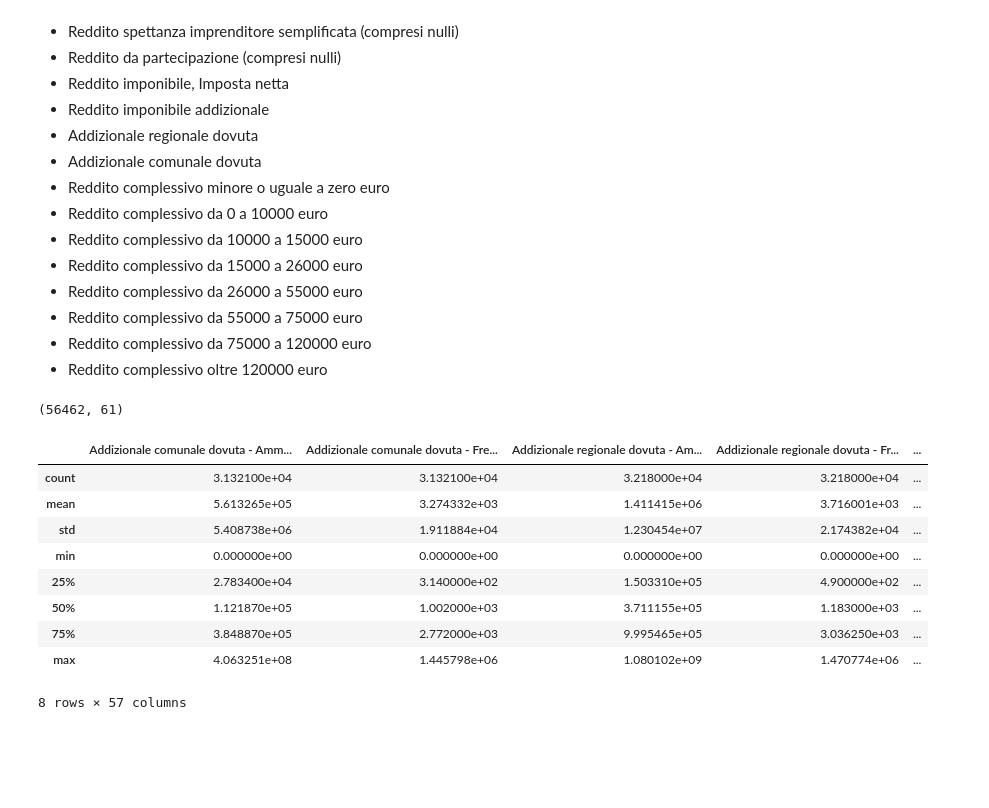
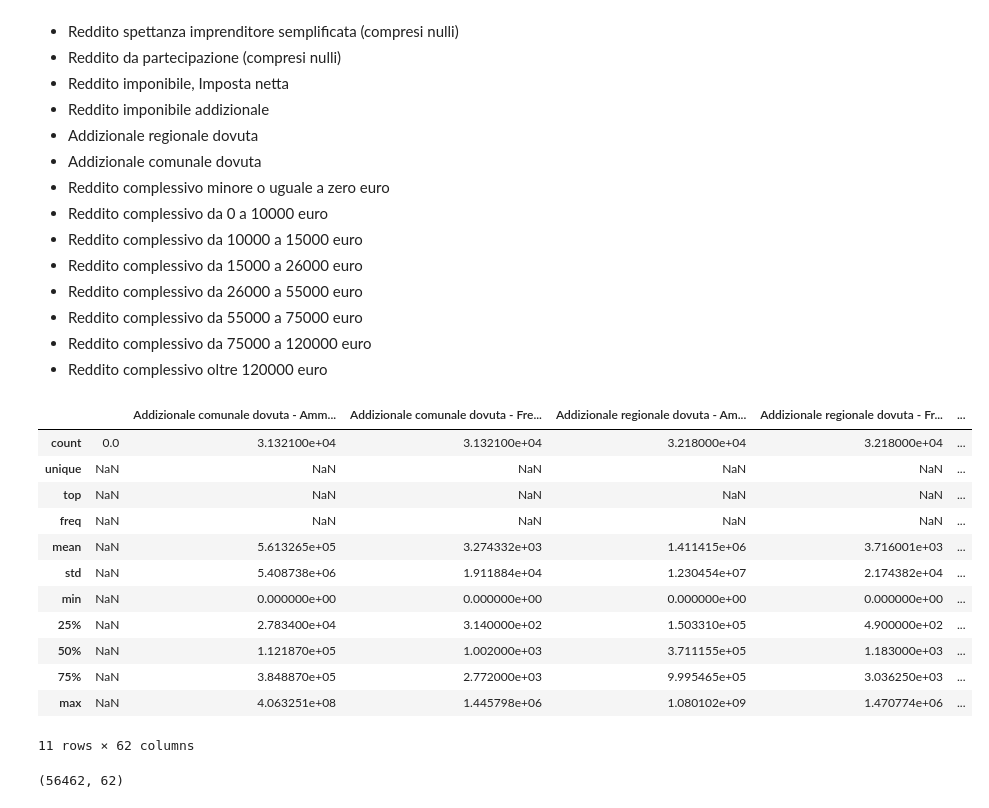
Before and after one commit to teamdigitale/daf-data-science, a Jupyter notebook: mise_aiuti/DAF_MEF_DatiIRPEF.ipynb, the cells around one changed output. Saved outputs shown, nothing was run; the diff lists cells and outputs as text; code cells hidden in the pictures; blank space fills up the shorter version.

```diff
--- a/mise_aiuti/DAF_MEF_DatiIRPEF.ipynb
+++ b/mise_aiuti/DAF_MEF_DatiIRPEF.ipynb
@@ -49,24 +49,25 @@ import matplotlib.pyplot as plt
 path =r'./data/D_redditi_irpef' # use your path
 allFiles = glob.glob(path + "/*.csv")
 
-df_redditi = [pd.read_csv(f, sep=';') for f in allFiles]
+df_redditi = [pd.read_csv(f, sep=";") for f in allFiles]
 redditi = pd.concat(df_redditi, ignore_index=True)
-
-redditi = redditi.drop(labels=redditi.columns[0], axis=1)
+# %%
+redditi.describe(include='all')
+# %% [output]
+|  |  | Addizionale comunale dovuta - Amm... | Addizionale comunale dovuta - Fre... | Addizionale regionale dovuta - Am... | Addizionale regionale dovuta - Fr... | ... |
+| count | 0.0 | 3.132100e+04 | 3.132100e+04 | 3.218000e+04 | 3.218000e+04 | ... |
+| unique | NaN | NaN | NaN | NaN | NaN | ... |
+| top | NaN | NaN | NaN | NaN | NaN | ... |
+| freq | NaN | NaN | NaN | NaN | NaN | ... |
+| mean | NaN | 5.613265e+05 | 3.274332e+03 | 1.411415e+06 | 3.716001e+03 | ... |
+| std | NaN | 5.408738e+06 | 1.911884e+04 | 1.230454e+07 | 2.174382e+04 | ... |
+| min | NaN | 0.000000e+00 | 0.000000e+00 | 0.000000e+00 | 0.000000e+00 | ... |
+| 25% | NaN | 2.783400e+04 | 3.140000e+02 | 1.503310e+05 | 4.900000e+02 | ... |
+| 50% | NaN | 1.121870e+05 | 1.002000e+03 | 3.711155e+05 | 1.183000e+03 | ... |
+| 75% | NaN | 3.848870e+05 | 2.772000e+03 | 9.995465e+05 | 3.036250e+03 | ... |
+| max | NaN | 4.063251e+08 | 1.445798e+06 | 1.080102e+09 | 1.470774e+06 | ... |
+11 rows × 62 columns
 # %%
 redditi.shape
 # %% [output]
-(56462, 61)
+(56462, 62)
-# %%
-redditi.describe()
-# %% [output]
-|  | Addizionale comunale dovuta - Amm... | Addizionale comunale dovuta - Fre... | Addizionale regionale dovuta - Am... | Addizionale regionale dovuta - Fr... | ... |
-| count | 3.132100e+04 | 3.132100e+04 | 3.218000e+04 | 3.218000e+04 | ... |
-| mean | 5.613265e+05 | 3.274332e+03 | 1.411415e+06 | 3.716001e+03 | ... |
-| std | 5.408738e+06 | 1.911884e+04 | 1.230454e+07 | 2.174382e+04 | ... |
-| min | 0.000000e+00 | 0.000000e+00 | 0.000000e+00 | 0.000000e+00 | ... |
-| 25% | 2.783400e+04 | 3.140000e+02 | 1.503310e+05 | 4.900000e+02 | ... |
-| 50% | 1.121870e+05 | 1.002000e+03 | 3.711155e+05 | 1.183000e+03 | ... |
-| 75% | 3.848870e+05 | 2.772000e+03 | 9.995465e+05 | 3.036250e+03 | ... |
-| max | 4.063251e+08 | 1.445798e+06 | 1.080102e+09 | 1.470774e+06 | ... |
-8 rows × 57 columns
```
Also changed, not shown: parts of 1 cell of this notebook, 3 other files.
